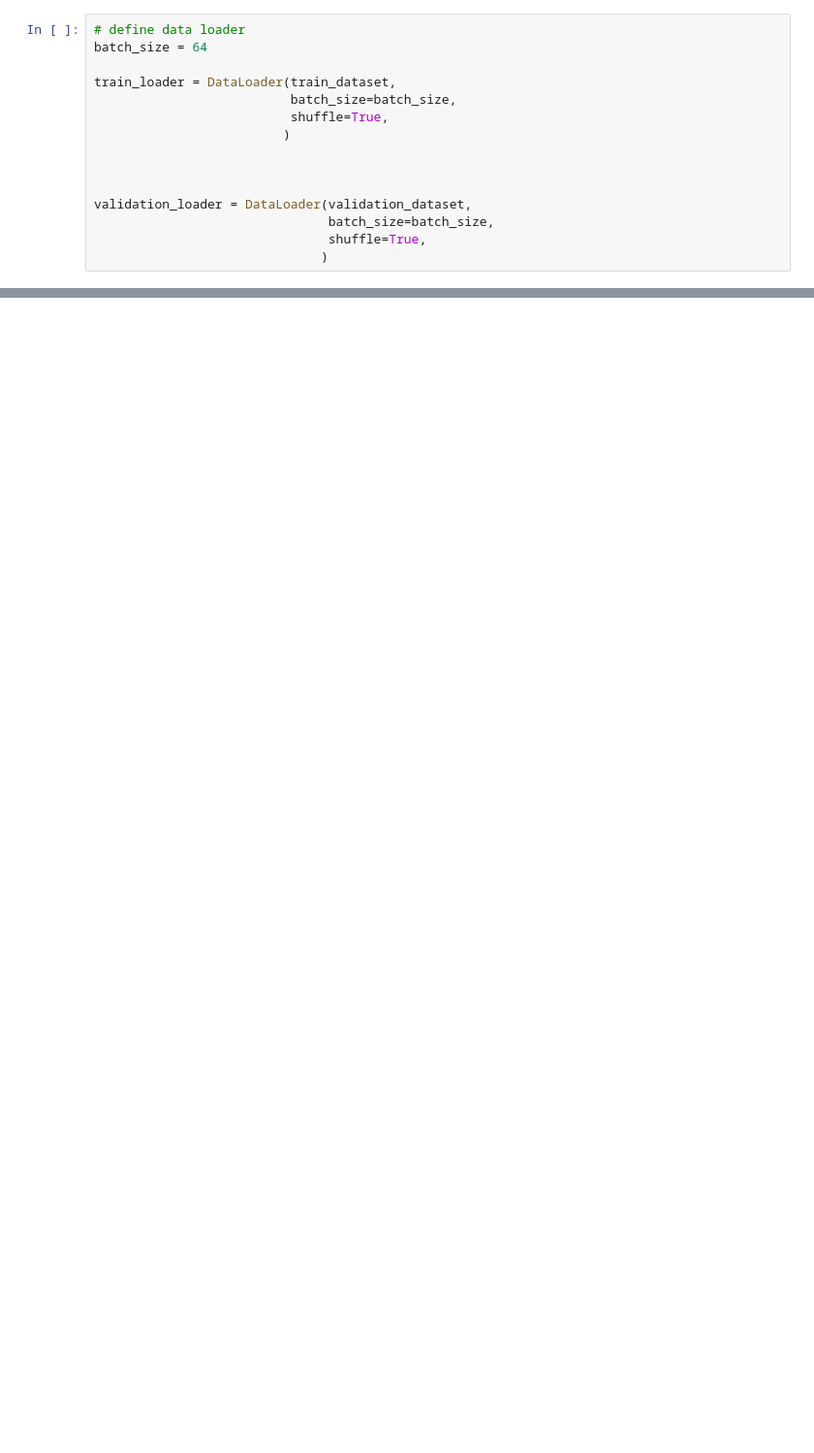
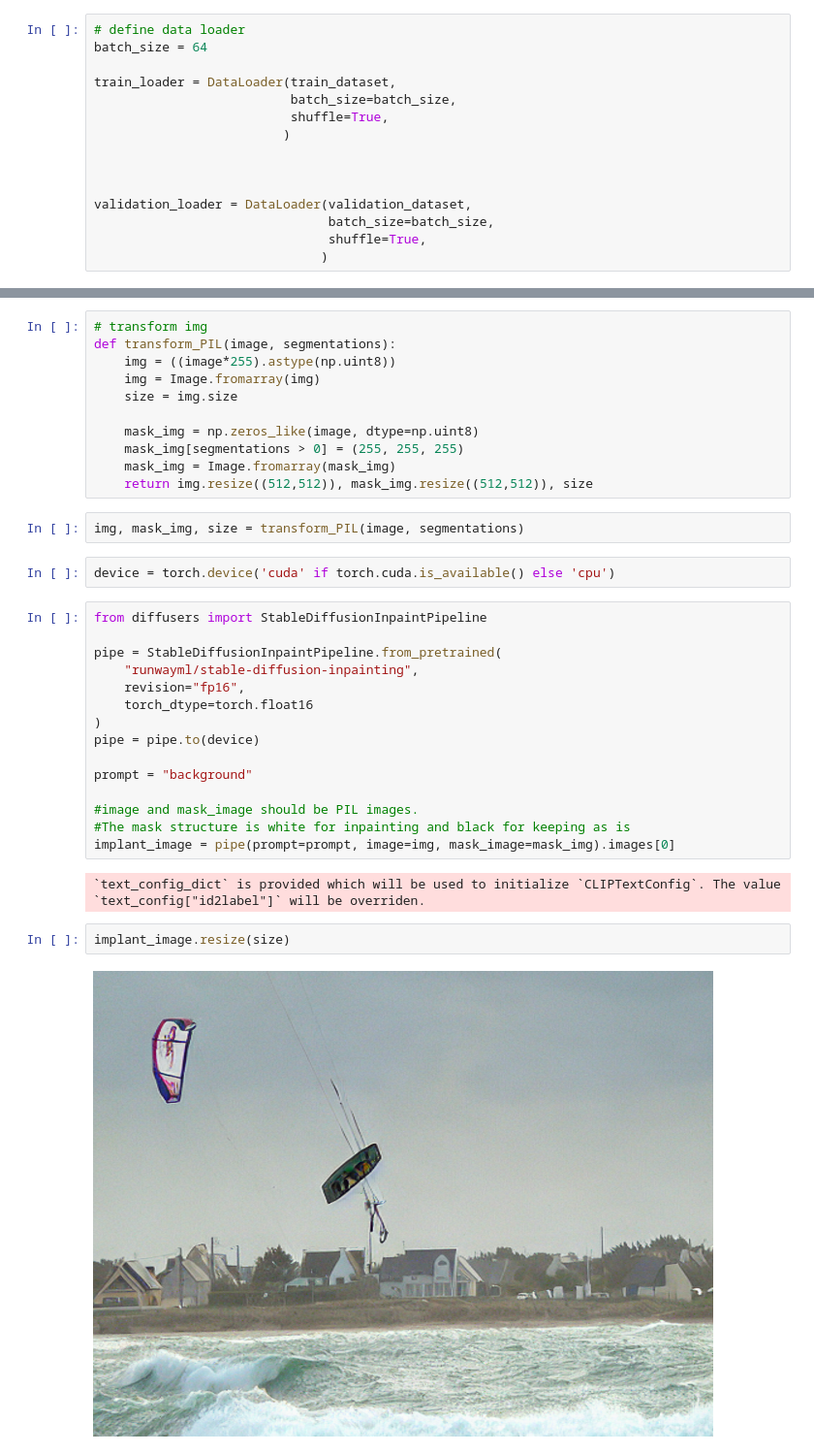
Before and after one commit to Xin-20/e6691-2023spring-project-person_removal, a Jupyter notebook: data.ipynb, the cells around one changed output, grey strips where cells are left out. Shown at 97% size. Saved outputs shown, nothing was run; the diff lists cells and outputs as text; blank space fills up the shorter version.

Commit message:
stable diffusion

```diff
--- a/data.ipynb
+++ b/data.ipynb
@@ -215,0 +192,36 @@ for batch_idx, data in enumerate(train_loader):
+# %%
+# transform img
+def transform_PIL(image, segmentations):
+    img = ((image*255).astype(np.uint8))
+    img = Image.fromarray(img)
+    size = img.size
+
+    mask_img = np.zeros_like(image, dtype=np.uint8)
+    mask_img[segmentations > 0] = (255, 255, 255)
+    mask_img = Image.fromarray(mask_img)
+    return img.resize((512,512)), mask_img.resize((512,512)), size
+# %%
+img, mask_img, size = transform_PIL(image, segmentations)
+# %%
+device = torch.device('cuda' if torch.cuda.is_available() else 'cpu')
+# %%
+from diffusers import StableDiffusionInpaintPipeline
+
+pipe = StableDiffusionInpaintPipeline.from_pretrained(
+    "runwayml/stable-diffusion-inpainting",
+    revision="fp16",
+    torch_dtype=torch.float16
+)
+pipe = pipe.to(device)
+
+prompt = "background"
+
+#image and mask_image should be PIL images.
+#The mask structure is white for inpainting and black for keeping as is
+implant_image = pipe(prompt=prompt, image=img, mask_image=mask_img).images[0]
+# %% [output]
+`text_config_dict` is provided which will be used to initialize `CLIPTextConfig`. The value `text_config["id2label"]` will be overriden.
+# %%
+implant_image.resize(size)
+# %% [output]
+[figure, added]
```
Also changed, not shown: parts of 5 cells of this notebook.
